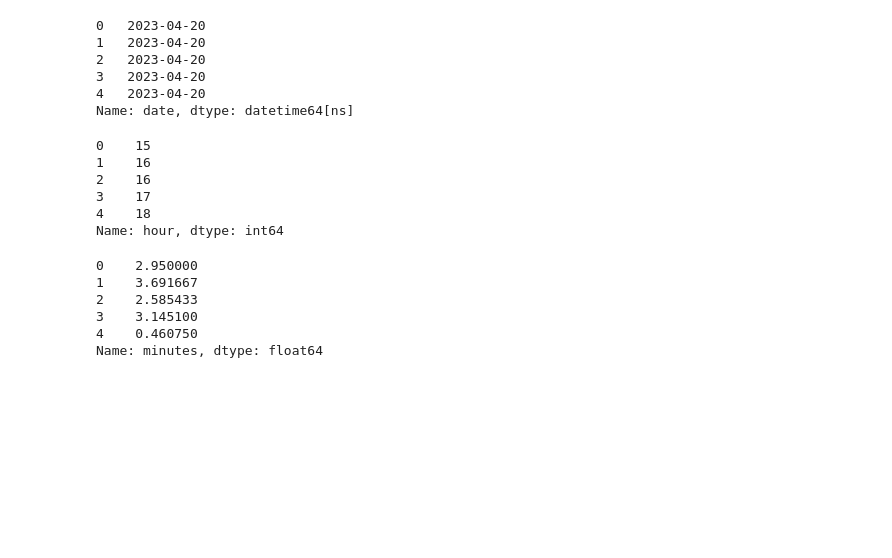
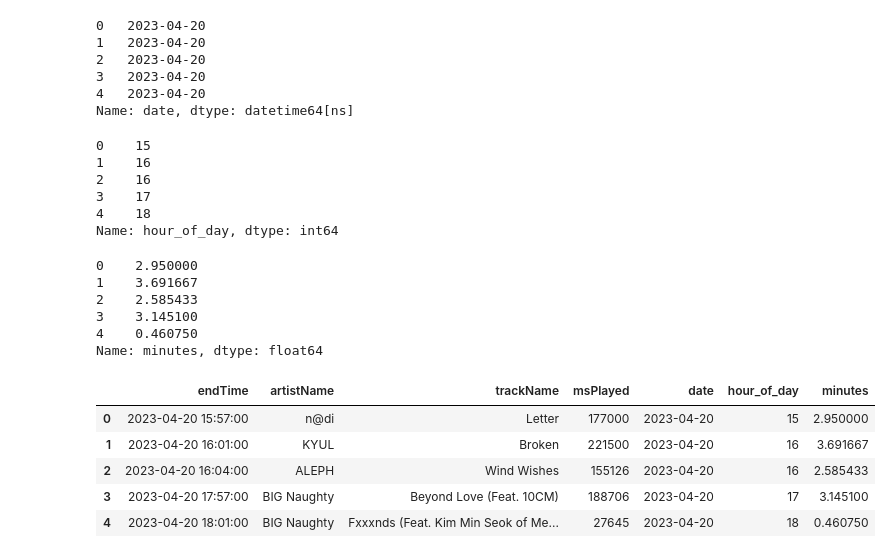
Before and after one commit to hl105/my-spotify, a Jupyter notebook: Spotify.ipynb, the cells around one changed output. Drawn from its saved outputs; the diff is of its cells as text; code cells hidden in the pictures; blank space fills up the shorter version.

```diff
--- a/Spotify.ipynb
+++ b/Spotify.ipynb
@@ -80,8 +80,8 @@ df['date'].head()
 Name: date, dtype: datetime64[ns]
 # %%
 # extract only the hour
-df['hour'] = df['endTime'].dt.hour
-df['hour'].head()
+df['hour_of_day'] = df['endTime'].dt.hour
+df['hour_of_day'].head()
 
 # Q: What's the difference between using:
 # df['hour'] = df['endTime'].dt.floor('H')?
@@ -92,7 +92,7 @@ df['hour'].head()
 2    16
 3    17
 4    18
-Name: hour, dtype: int64
+Name: hour_of_day, dtype: int64
 # %%
 # get duration
 df['minutes'] = df['msPlayed']/1000/60
@@ -104,3 +104,12 @@ df['minutes'].head()
 3    3.145100
 4    0.460750
 Name: minutes, dtype: float64
+# %%
+df.head()
+# %% [output]
+|  | endTime | artistName | trackName | msPlayed | date | hour_of_day | minutes |
+| 0 | 2023-04-20 15:57:00 | n@di | Letter | 177000 | 2023-04-20 | 15 | 2.950000 |
+| 1 | 2023-04-20 16:01:00 | KYUL | Broken | 221500 | 2023-04-20 | 16 | 3.691667 |
+| 2 | 2023-04-20 16:04:00 | ALEPH | Wind Wishes | 155126 | 2023-04-20 | 16 | 2.585433 |
+| 3 | 2023-04-20 17:57:00 | BIG Naughty | Beyond Love (Feat. 10CM) | 188706 | 2023-04-20 | 17 | 3.145100 |
+| 4 | 2023-04-20 18:01:00 | BIG Naughty | Fxxxnds (Feat. Kim Min Seok of Me... | 27645 | 2023-04-20 | 18 | 0.460750 |
```
Also changed, not shown: parts of 2 cells of this notebook.
